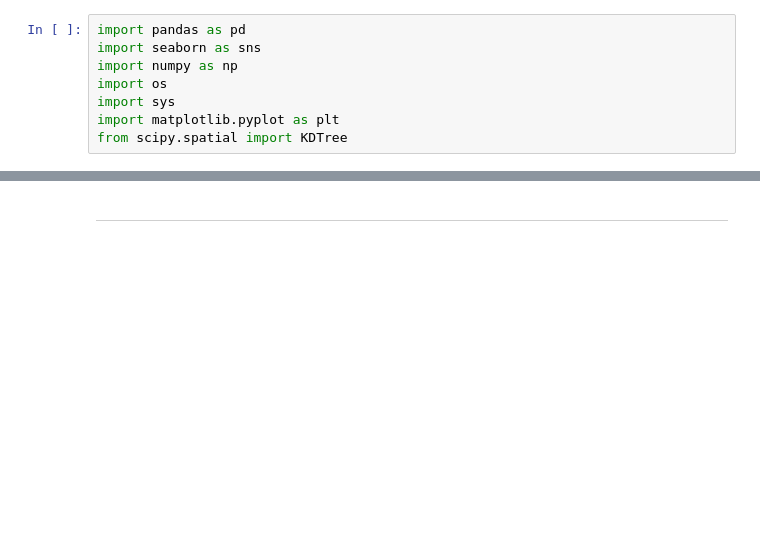
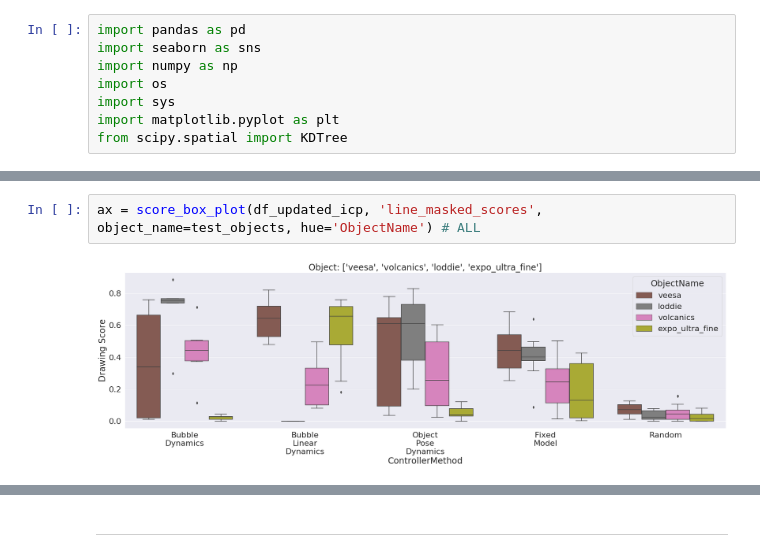
Before and after one commit to MMintLab/BubbleControl, a Jupyter notebook: notebooks/drawing_evaluation.ipynb, the cells around one changed output, grey strips where cells are left out. Cells and saved outputs as stored; diff of their text form; blank space fills up the shorter version.

```diff
--- a/notebooks/drawing_evaluation.ipynb
+++ b/notebooks/drawing_evaluation.ipynb
@@ -182,0 +416,4 @@ ax = score_strip_plot('line_masked_scores', object_name='veesa') # ALL
+# %%
+ax = score_box_plot(df_updated_icp, 'line_masked_scores', object_name=test_objects, hue='ObjectName') # ALL
+# %% [output]
+[figure, added]
```
Also changed, not shown: parts of 67 cells of this notebook, 3 other files.
